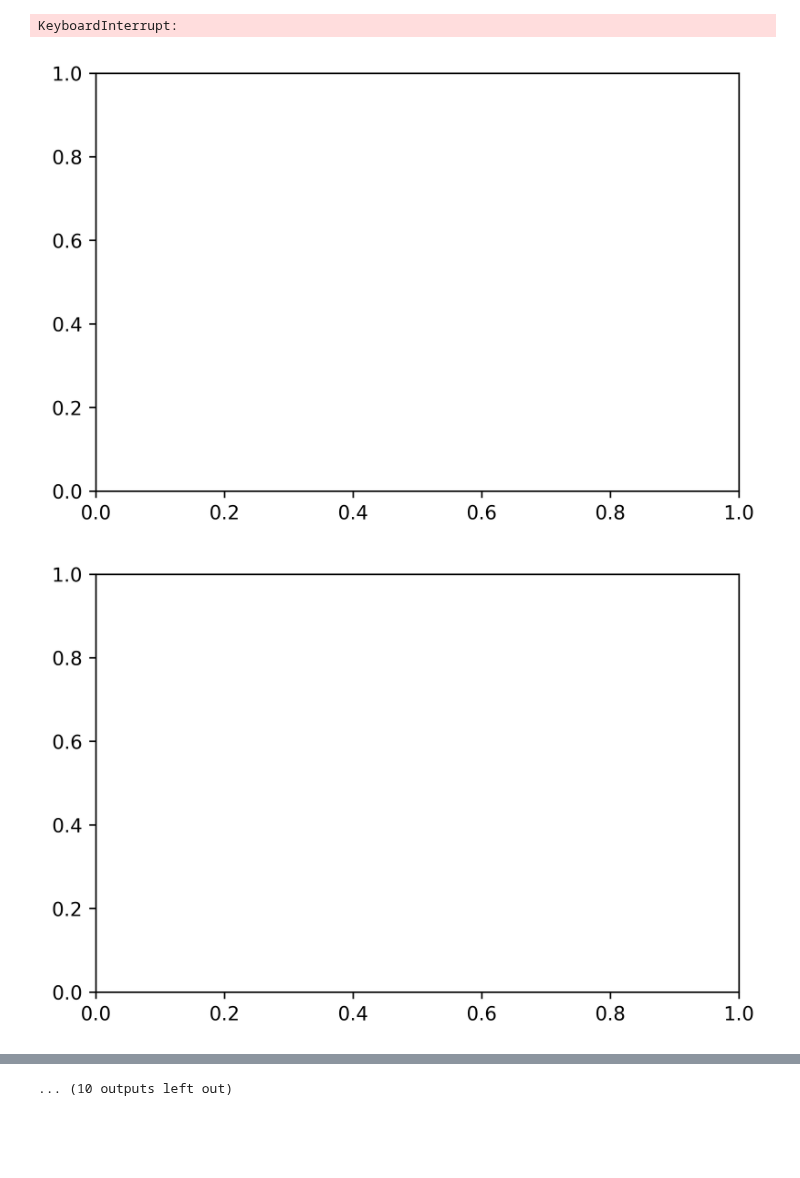
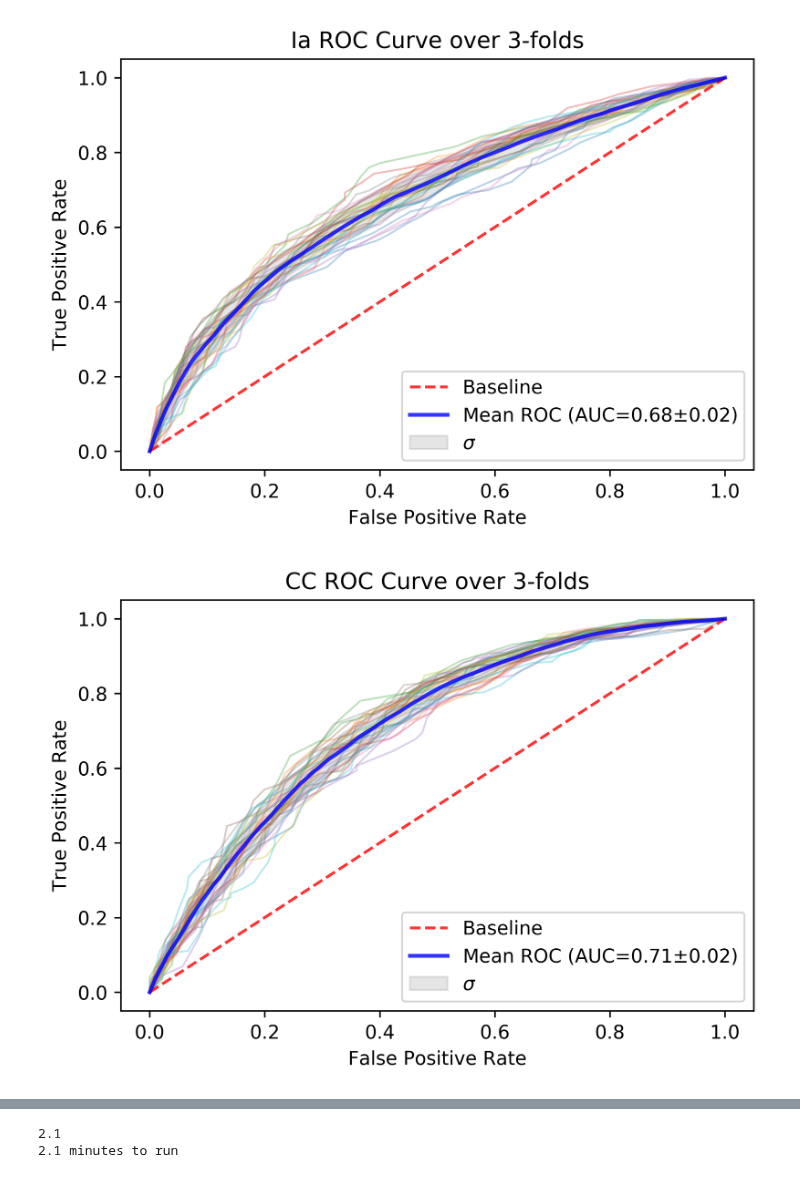
Before and after one commit to marinakiseleva/thex_model, a Jupyter notebook: notebooks/MC K-Tree .ipynb, the cells around one changed output, grey strips where cells are left out. Saved outputs shown, nothing was run; the diff lists cells and outputs as text; code cells hidden in the pictures; blank space fills up the shorter version.

```diff
--- a/notebooks/MC K-Tree .ipynb
+++ b/notebooks/MC K-Tree .ipynb
@@ -74,12 +74,18 @@ from models.ktrees_model.ktrees_model import KTreesModel
 tde_cols = ['NED_GALEX_FUV', 'NED_GALEX_NUV',
             'NED_SDSS_u', 'NED_SDSS_g', 'NED_SDSS_r', 'NED_SDSS_i', 'NED_SDSS_z',
             'AllWISE_W1mag', 'AllWISE_W2mag', 'AllWISE_W3mag', 'AllWISE_W4mag']
+
+from datetime import datetime
+import time
+
+start_time = datetime.now()
 ktree = KTreesModel(
-         cols = mag_cols,
-#          class_labels= ['Ia'],
+#          cols = mag_cols,
+
+         class_labels= ['Ia', 'CC'],
 #          cols = tde_cols,
 #          col_matches = ["SDSS", "GALEX", "WISE"],
-#          col_matches = ['Zoo'],
+         col_matches = ['Zoo'],
          transform_features = True,
          incl_redshift = True,
          num_runs = 10,
@@ -90,6 +96,14 @@ ktree = KTreesModel(
 #          top_classes = 3,
          naive = False)
 ktree.run_model()
+
+
+
+end_time = datetime.now()
+mins = int(time.mktime(end_time.timetuple()) -
+           time.mktime(start_time.timetuple())) / 60
+print(str(mins))
+print(str(mins) + " minutes to run ")
 # %% [output]
 Data Filters
 ------------------
@@ -119,3 +144,2 @@ Class I
-KeyboardInterrupt:
-[figure, old version]
+[figure, new version]
-[figure, old version]
+[figure, new version]
@@ -127 +146,2 @@ KeyboardInterrupt:
-... (10 outputs left out)
+2.1
+2.1 minutes to run
```
Also changed, not shown: parts of 1 cell of this notebook, 9 other files.
